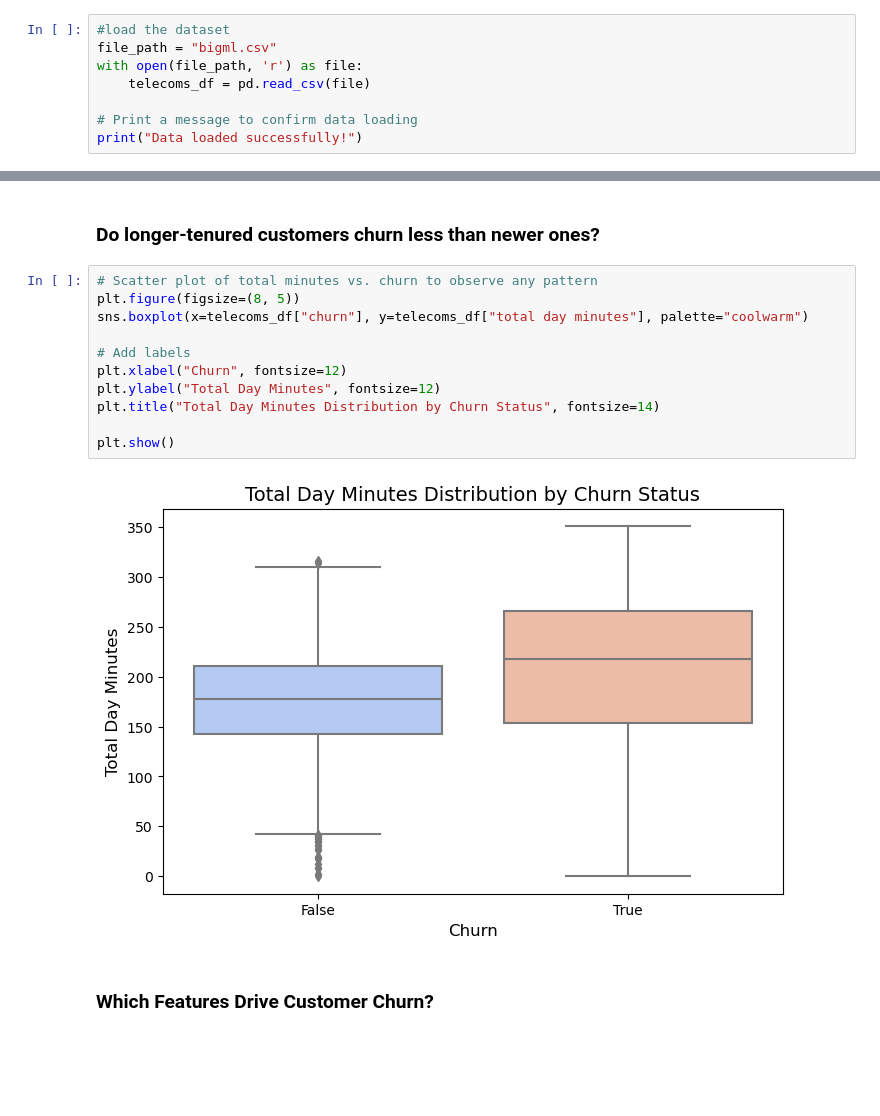
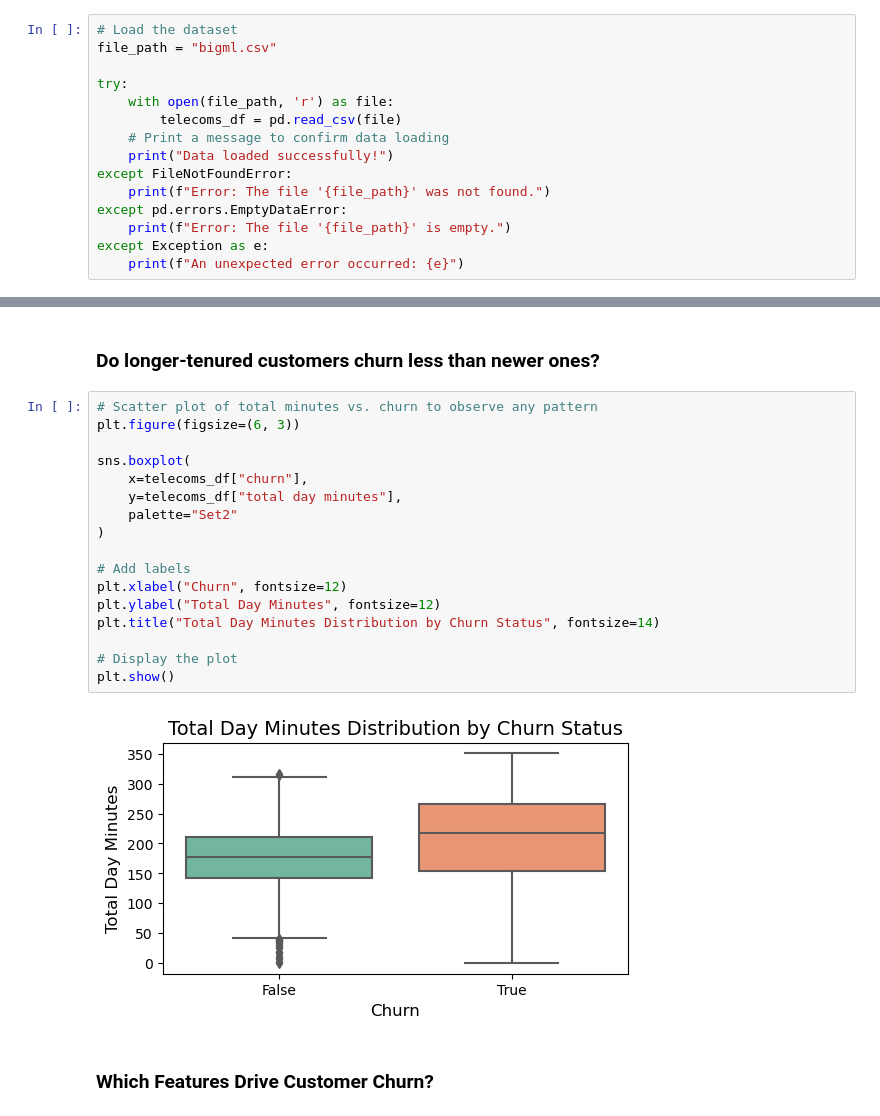
Before and after one commit to blexolonde/Customer-Churn-Prediction-for-SyriaTel, a Jupyter notebook: Syria Telecoms Churn Notebook.ipynb, the cells around one changed output, grey strips where cells are left out. Saved outputs shown, nothing was run; the diff lists cells and outputs as text; blank space fills up the shorter version.

```diff
--- a/Syria Telecoms Churn Notebook.ipynb
+++ b/Syria Telecoms Churn Notebook.ipynb
@@ -44,13 +95,20 @@ from sklearn.linear_model import LogisticRegression
 import warnings
 warnings.filterwarnings('ignore')
 # %%
-#load the dataset
+# Load the dataset
 file_path = "bigml.csv"
-with open(file_path, 'r') as file:
-    telecoms_df = pd.read_csv(file)
 
-# Print a message to confirm data loading
-print("Data loaded successfully!")
+try:
+    with open(file_path, 'r') as file:
+        telecoms_df = pd.read_csv(file)
+    # Print a message to confirm data loading
+    print("Data loaded successfully!")
+except FileNotFoundError:
+    print(f"Error: The file '{file_path}' was not found.")
+except pd.errors.EmptyDataError:
+    print(f"Error: The file '{file_path}' is empty.")
+except Exception as e:
+    print(f"An unexpected error occurred: {e}")
 # %% [output]
 Data loaded successfully!
 # %%
@@ -278,17 +433,23 @@ plt.show()
 ### Do longer-tenured customers churn less than newer ones?
 # %%
 # Scatter plot of total minutes vs. churn to observe any pattern
-plt.figure(figsize=(8, 5))
-sns.boxplot(x=telecoms_df["churn"], y=telecoms_df["total day minutes"], palette="coolwarm")
+plt.figure(figsize=(6, 3))
+
+sns.boxplot(
+    x=telecoms_df["churn"],
+    y=telecoms_df["total day minutes"],
+    palette="Set2"
+)
 
 # Add labels
 plt.xlabel("Churn", fontsize=12)
 plt.ylabel("Total Day Minutes", fontsize=12)
 plt.title("Total Day Minutes Distribution by Churn Status", fontsize=14)
 
+# Display the plot
 plt.show()
 # %% [output]
-[figure, old version]
+[figure, new version]
 # %% [markdown]
 ### Which Features Drive Customer Churn?
 # %%
```
Also changed, not shown: parts of 108 cells of this notebook.
